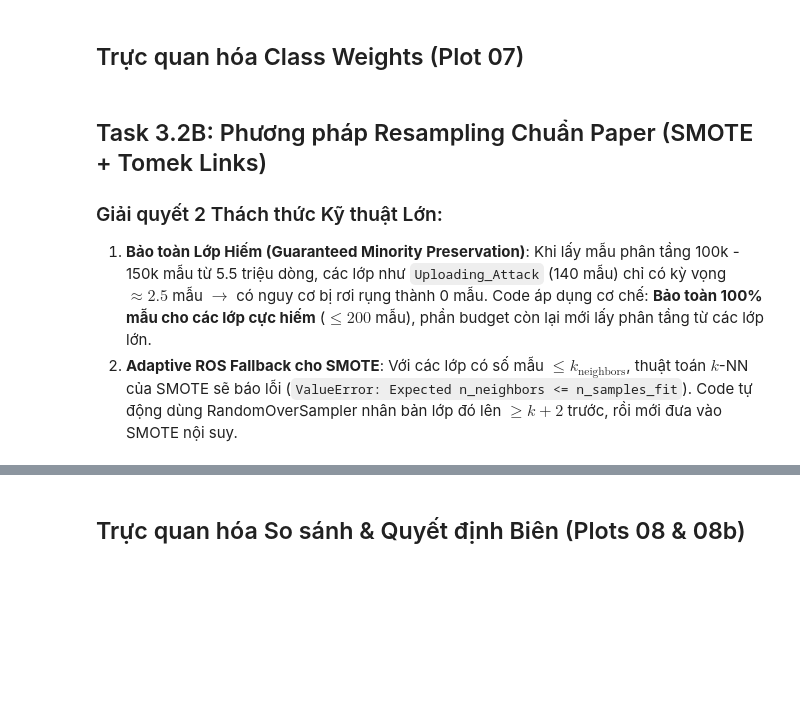
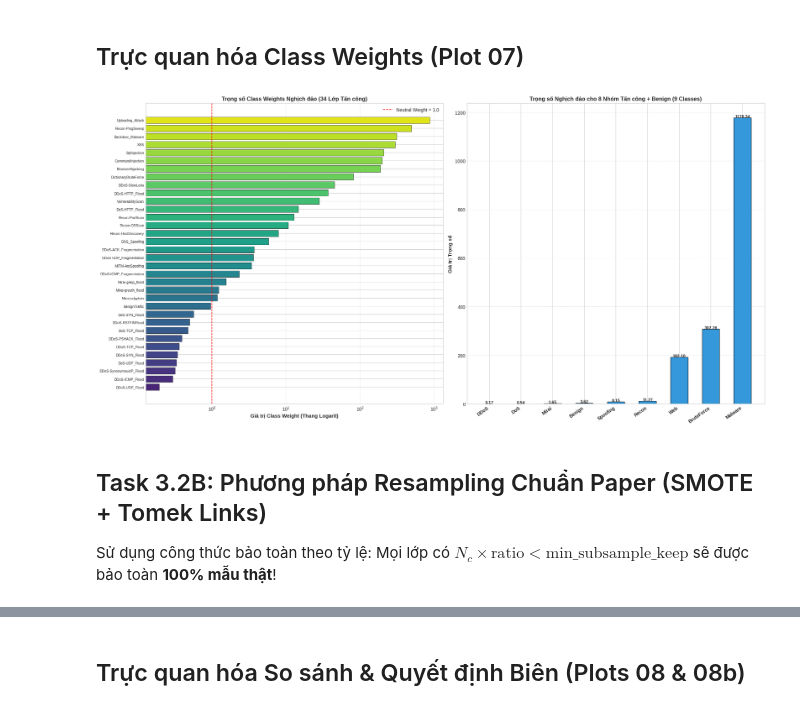
Before and after one commit to nguyen-ngocduong/DATN, a Jupyter notebook: jupyternotebook/03_balance.ipynb, the cells around one changed output, grey strips where cells are left out. Cells and saved outputs as stored; diff of their text form; code cells hidden in the pictures; blank space fills up the shorter version.

```diff
--- a/jupyternotebook/03_balance.ipynb
+++ b/jupyternotebook/03_balance.ipynb
@@ -166,20 +220,31 @@ $$w_c = \frac{N}{C \times N_c}$$
 # %%
 # ==============================================================================
-# Cell 4: Tính toán Class Weights (Có tùy chọn Smoothing)
+# Cell 4: Tính toán Class Weights (Lưu cả Raw và Smoothed)
 # ==============================================================================
+def apply_smoothing(w_dict, mode='none'):
+    if mode == 'sqrt':
+        return {k: round(float(np.sqrt(v)), 6) for k, v in w_dict.items()}
+    elif mode == 'cap':
+        return {k: round(float(min(v, 100.0)), 6) for k, v in w_dict.items()}
+    return {k: round(float(v), 6) for k, v in w_dict.items()}
+
 # 1. 34 Lớp chi tiết
 unique_labels = np.unique(y_train_encoded)
 cw_arr = compute_class_weight('balanced', classes=unique_labels, y=y_train_encoded)
-cw_encoded = dict(zip(unique_labels.tolist(), [round(float(w), 6) for w in cw_arr]))
+raw_cw_encoded = dict(zip(unique_labels.tolist(), [round(float(w), 6) for w in cw_arr]))
+raw_cw_named = {reverse_label_map[c]: raw_cw_encoded[c] for c in unique_labels}
+cw_encoded = apply_smoothing(raw_cw_encoded, 'none')
 cw_named = {reverse_label_map[c]: cw_encoded[c] for c in unique_labels}
 
 # 2. Nhóm tấn công (Categories - 9 classes)
 unique_cats = np.unique(y_cat_encoded)
 cat_arr = compute_class_weight('balanced', classes=unique_cats, y=y_cat_encoded)
-cat_encoded = dict(zip(unique_cats.tolist(), [round(float(w), 6) for w in cat_arr]))
+raw_cat_encoded = dict(zip(unique_cats.tolist(), [round(float(w), 6) for w in cat_arr]))
+raw_cat_named = {reverse_cat_map[c]: raw_cat_encoded[c] for c in unique_cats}
+cat_encoded = apply_smoothing(raw_cat_encoded, 'none')
 cat_named = {reverse_cat_map[c]: cat_encoded[c] for c in unique_cats}
 
-# 3. Nhị phân (Benign vs Attack)
+# 3. Nhị phân
 unique_bin = np.unique(y_binary)
 bin_arr = compute_class_weight('balanced', classes=unique_bin, y=y_binary)
 bin_weights = dict(zip(unique_bin.tolist(), [round(float(w), 6) for w in bin_arr]))
@@ -201,39 +281,39 @@ ax1 = axes[0]
 sorted_cw = sorted(cw_named.items(), key=lambda x: x[1])
 names_w = [x[0] for x in sorted_cw]
 vals_w = [x[1] for x in sorted_cw]
 colors_w = plt.cm.viridis(np.linspace(0.1, 0.95, len(vals_w)))
 ax1.barh(range(len(names_w)), vals_w, color=colors_w, edgecolor='black', linewidth=0.5)
 ax1.set_yticks(range(len(names_w)))
 ax1.set_yticklabels(names_w, fontsize=7.5)
 ax1.set_xscale('log')
 ax1.set_xlabel('Giá trị Class Weight (Thang Logarit)', fontsize=11, fontweight='bold')
 ax1.set_title('Trọng số Class Weights Nghịch đảo (34 Lớp Tấn công)', fontsize=12, fontweight='bold')
 ax1.axvline(x=1.0, color='red', linestyle='--', linewidth=1.2, label='Neutral Weight = 1.0')
 ax1.grid(True, linestyle='--', alpha=0.5, axis='x')
 ax1.legend()
 
 ax2 = axes[1]
 sorted_cat = sorted(cat_named.items(), key=lambda x: x[1])
 names_cat = [x[0] for x in sorted_cat]
 vals_cat = [x[1] for x in sorted_cat]
 bars_cat = ax2.bar(names_cat, vals_cat, color='#3498db', edgecolor='black', linewidth=0.8, width=0.55)
 ax2.set_ylabel('Giá trị Trọng số', fontsize=11, fontweight='bold')
 ax2.set_title('Trọng số Nghịch đảo cho 8 Nhóm Tấn công + Benign (9 Classes)', fontsize=12, fontweight='bold')
+ax2.set_xticks(range(len(names_cat))) # Explicit ticks
 ax2.set_xticklabels(names_cat, rotation=35, ha='right', fontsize=10, fontweight='bold')
 ax2.grid(True, linestyle='--', alpha=0.5, axis='y')
 for bar, val in zip(bars_cat, vals_cat):
     ax2.text(bar.get_x() + bar.get_width() / 2, bar.get_height() + 0.1,
              f"{val:.2f}", ha='center', fontsize=9, fontweight='bold')
 
 plt.tight_layout()
 plt.savefig('plots/07_class_weights.png', dpi=200, bbox_inches='tight')
 plt.show()
+# %% [output]
+[figure, added]
-# %% [markdown]
-## Task 3.2B: Phương pháp Resampling Chuẩn Paper (SMOTE + Tomek Links)
-
-### Giải quyết 2 Thách thức Kỹ thuật Lớn:
-1. **Bảo toàn Lớp Hiếm (Guaranteed Minority Preservation)**: Khi lấy mẫu phân tầng 100k - 150k mẫu từ 5.5 triệu dòng, các lớp như `Uploading_Attack` (140 mẫu) chỉ có kỳ vọng $\approx 2.5$ mẫu $\rightarrow$ có nguy cơ bị rơi rụng thành 0 mẫu. Code áp dụng cơ chế: **Bảo toàn 100% mẫu cho các lớp cực hiếm** ($\le 200$ mẫu), phần budget còn lại mới lấy phân tầng từ các lớp lớn.
-2. **Adaptive ROS Fallback cho SMOTE**: Với các lớp có số mẫu $\le k_{\text{neighbors}}$, thuật toán $k$-NN của SMOTE sẽ báo lỗi (`ValueError: Expected n_neighbors <= n_samples_fit`). Code tự động dùng RandomOverSampler nhân bản lớp đó lên $\ge k+2$ trước, rồi mới đưa vào SMOTE nội suy.
+# %% [markdown]
+## Task 3.2B: Phương pháp Resampling Chuẩn Paper (SMOTE + Tomek Links)
+Sử dụng công thức bảo toàn theo tỷ lệ: Mọi lớp có $N_c \times \text{ratio} < \text{min\_subsample\_keep}$ sẽ được bảo toàn **100% mẫu thật**!
 # %%
 # ==============================================================================
 # Cell 6: Thực thi Two-Stage Scalable Resampling (SMOTE + Tomek Links)
```
Also changed, not shown: parts of 14 cells of this notebook, 22 other files.
